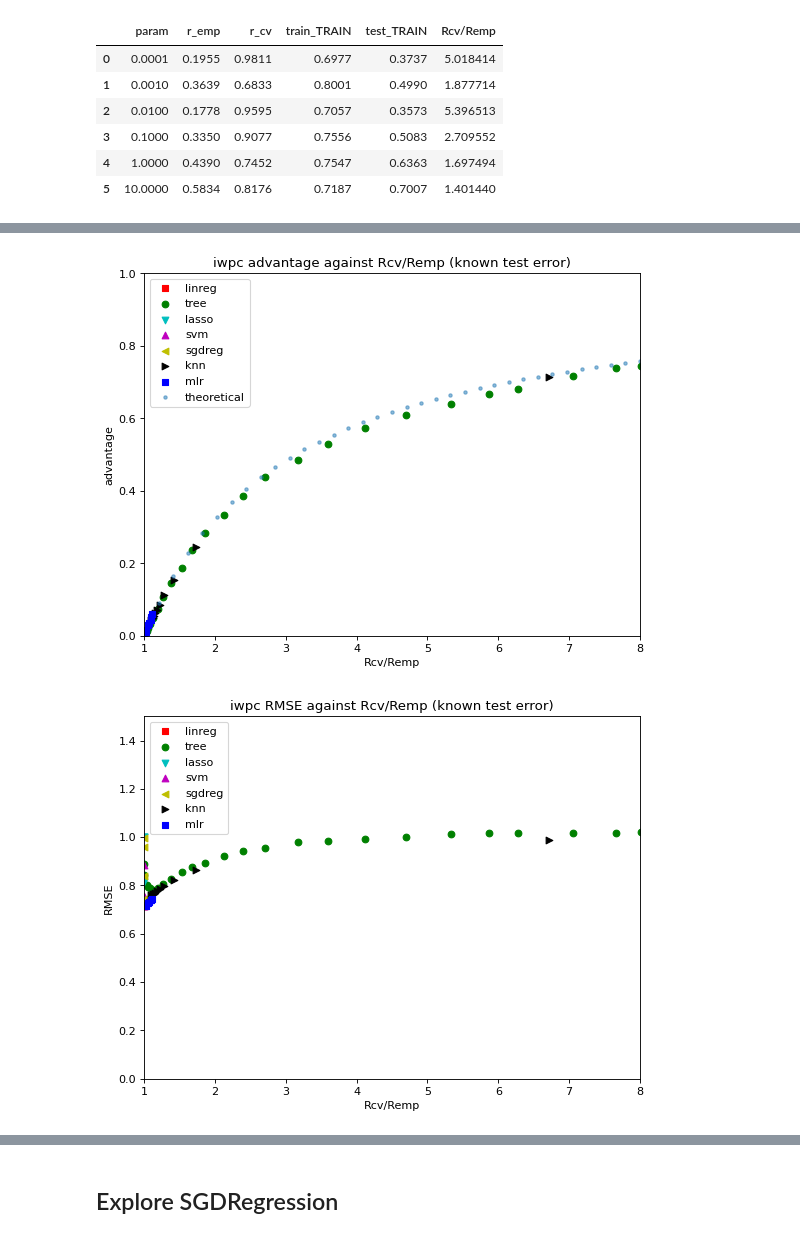
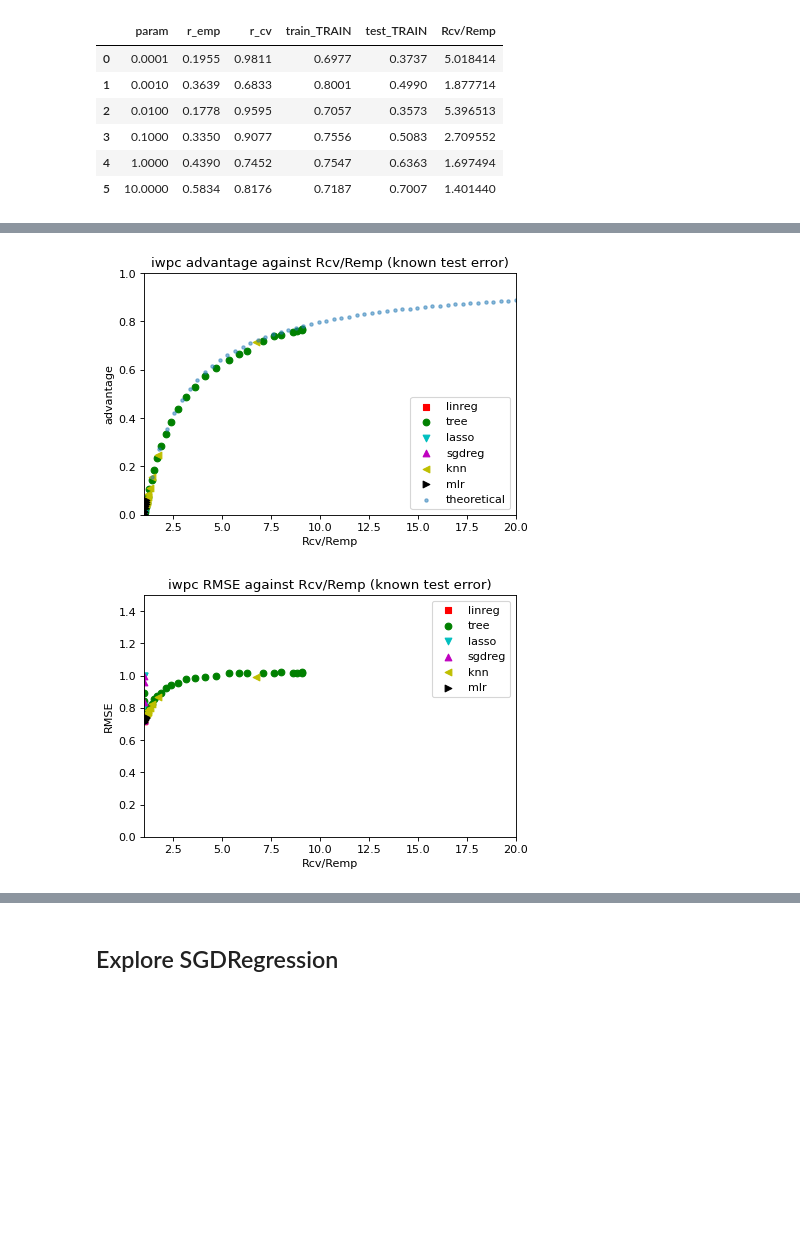
Before and after one commit to donakq/MSE-234-Membership_Inference, a Jupyter notebook: plot.ipynb, the cells around one changed output, grey strips where cells are left out. Drawn from its saved outputs; the diff is of its cells as text; code cells hidden in the pictures; blank space fills up the shorter version.

```diff
--- a/plot.ipynb
+++ b/plot.ipynb
@@ -73,24 +73,24 @@ iwpc_known_mlr = pd.read_csv('results-sklearn/iwpc/membership/known-test-error/m
 iwpc_unknown_mlr = pd.read_csv('results-sklearn/iwpc/membership/unknown-test-error/mlr-summary.csv')
 # %%
 models = [eye_known_linreg, eye_unknown_linreg, eye_known_tree, eye_unknown_tree,
-         eye_known_lasso, eye_unknown_lasso, eye_known_svm, eye_unknown_svm,
+         eye_known_lasso, eye_unknown_lasso,
          eye_known_sgdreg, eye_unknown_sgdreg, eye_known_sgdreg2, eye_unknown_sgdreg2,
           eye_known_knn, eye_unknown_knn, eye_known_mlr, eye_unknown_mlr,
           iwpc_known_linreg, iwpc_unknown_linreg,iwpc_known_tree, iwpc_unknown_tree,
-          iwpc_known_lasso,iwpc_unknown_lasso,iwpc_known_svm, iwpc_unknown_svm,
+          iwpc_known_lasso,iwpc_unknown_lasso,
           iwpc_known_sgdreg, iwpc_unknown_sgereg,iwpc_known_knn, iwpc_unknown_knn,
          iwpc_known_mlr, iwpc_unknown_mlr]
 
-eye_known = [eye_known_linreg, eye_known_tree, eye_known_lasso,  eye_known_svm,
+eye_known = [eye_known_linreg, eye_known_tree, eye_known_lasso,
          eye_known_sgdreg,eye_known_knn,eye_known_mlr]
 
-iwpc_known = [iwpc_known_linreg, iwpc_known_tree,iwpc_known_lasso, iwpc_known_svm,
+iwpc_known = [iwpc_known_linreg, iwpc_known_tree,iwpc_known_lasso,
          iwpc_known_sgdreg,iwpc_known_knn,iwpc_known_mlr]
 
-eye_unknown = [eye_unknown_linreg, eye_unknown_tree, eye_unknown_lasso,  eye_unknown_svm,
+eye_unknown = [eye_unknown_linreg, eye_unknown_tree, eye_unknown_lasso,
          eye_unknown_sgdreg,  eye_unknown_knn, eye_unknown_mlr]
 
-iwpc_unknown = [iwpc_unknown_linreg,iwpc_unknown_tree,iwpc_unknown_lasso,iwpc_unknown_svm,
+iwpc_unknown = [iwpc_unknown_linreg,iwpc_unknown_tree,iwpc_unknown_lasso,
          iwpc_unknown_sgereg,iwpc_unknown_knn,iwpc_unknown_mlr]
 
 for m in models:
@@ -110,7 +110,7 @@ eye_known_sgdreg
 
 markers = [ "," , "o" , "v" , "^" , "<", ">",'s','.']
 colors = ['r','g','c','m', 'y', 'k','b','peru']
-label = ['linreg', 'tree', 'lasso', 'svm', 'sgdreg', 'knn','mlr']
+label = ['linreg', 'tree', 'lasso', 'sgdreg', 'knn','mlr']
 
 figure(num=None, figsize=(6, 4), dpi=80, facecolor='w', edgecolor='k')
 ax = plt.gca()
@@ -125,7 +125,7 @@ plt.xticks()
 plt.ylabel('advantage')
 plt.xlabel('Rcv/Remp')
 plt.ylim([0, 1])
-plt.xlim([1, 20])
+plt.xlim([1, 20.5])
 plt.title('eyedata advantage against Rcv/Remp (known test error)')
 plt.show()
 
@@ -140,7 +140,7 @@ plt.legend()
 plt.xticks()
 plt.ylabel('RMSE')
 plt.xlabel('Rcv/Remp')
-plt.xlim([1, 20])
+plt.xlim([1, 20.5])
 plt.ylim([0, 1.5])
 plt.title('eyedata RMSE against Rcv/Remp (known test error)')
 plt.show()
@@ -152,44 +152,44 @@ plt.show()
 
 markers = [ "," , "o" , "v" , "^" , "<", ">",'s']
 colors = ['r','g','c','m', 'y', 'k','b']
-label = ['linreg', 'tree', 'lasso', 'svm', 'sgdreg','knn','mlr']
+label = ['linreg', 'tree', 'lasso', 'sgdreg','knn','mlr']
 
-figure( figsize=(8, 6), dpi=80, facecolor='w', edgecolor='k')
+figure( figsize=(6, 4), dpi=80, facecolor='w', edgecolor='k')
 ax = plt.gca()
 for i in range(0, len(iwpc_known)):
     df = iwpc_known[i]
     mi = markers[i] #marker for ith feature
     ci = colors[i] #color for ith feature
     plt.scatter(df['Rcv/Remp'], df['train_TRAIN']-df['test_TRAIN'], label=label[i] , marker=mi, color=ci)
 plt.scatter(ratio, theo_advs, alpha = 0.5,marker= '.', label ='theoretical')
 plt.legend()
 plt.xticks()
 plt.ylabel('advantage')
 plt.xlabel('Rcv/Remp')
 plt.ylim([0, 1])
-plt.xlim([1, 8])
+plt.xlim([1, 20])
 plt.title('iwpc advantage against Rcv/Remp (known test error)')
 plt.show()
 
 
-figure(figsize=(8, 6), dpi=80, facecolor='w', edgecolor='k')
+figure(figsize=(6, 4), dpi=80, facecolor='w', edgecolor='k')
 ax = plt.gca()
 for i in range(len(iwpc_known)):
     df = iwpc_known[i]
     mi = markers[i] #marker for ith feature
     ci = colors[i] #color for ith feature
     plt.scatter(df['Rcv/Remp'], df['r_cv'], label=label[i] , marker=mi, color=ci)
 plt.legend()
 plt.xticks()
 plt.ylabel('RMSE')
 plt.xlabel('Rcv/Remp')
-plt.xlim([1, 8])
+plt.xlim([1, 20])
 plt.ylim([0, 1.5])
 plt.title('iwpc RMSE against Rcv/Remp (known test error)')
 plt.show()
 # %% [output]
-[figure, old version]
+[figure, new version]
-[figure, old version]
+[figure, new version]
 # %%
 # eyedata_unknown test error
 
```
Also changed, not shown: parts of 3 cells of this notebook.
